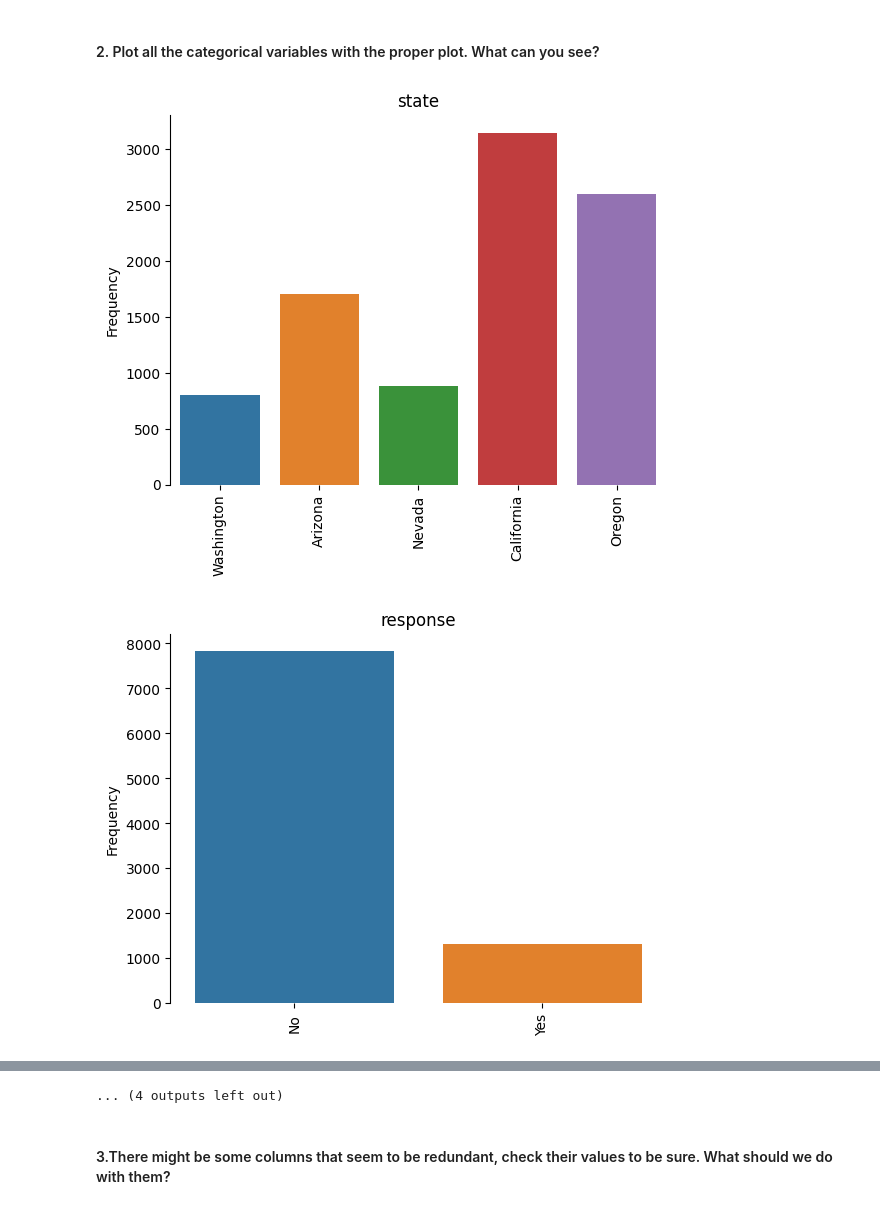
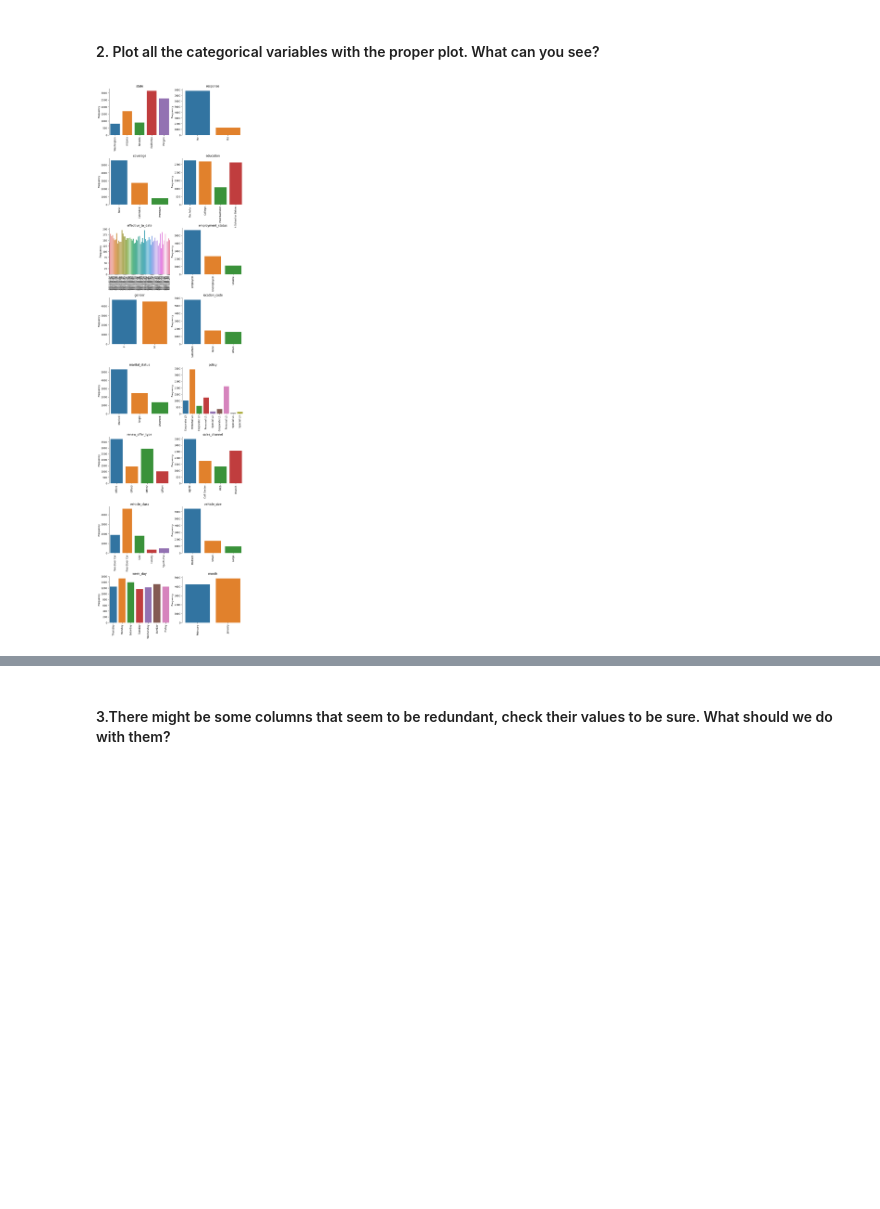
Before and after one commit to fbgr/lab-cleaning-numerical-data, a Jupyter notebook: main.ipynb, the cells around one changed output, grey strips where cells are left out. Drawn from its saved outputs; the diff is of its cells as text; code cells hidden in the pictures; blank space fills up the shorter version.

```diff
--- a/main.ipynb
+++ b/main.ipynb
@@ -143,14 +141,20 @@ for column in discrete_df.columns:
 ### 6. Look for outliers in the continuous variables. (HINT: There’s a good plot to do that!) Did you find outliers? Comment what you will do with them.
 # %%
 # Plotting boxplot
-for column in continuous_df.columns:
+fig = plt.figure(figsize=(10,12))
+for n,column in enumerate(continuous_df.columns):
+    ax =plt.subplot(round_up(len(continuous_df.columns)/2),2,n+1)
     continuous_df[[column]].boxplot()
-    plt.show()
+plt.show()
+
+# Instead of using the general formula 1.5*IQR I do a visual inspection
+# and search for empty high ranges that are followed by some spread points,
+# and target those as outliers.
 
 # It seems customer_lifetime_value has some outliers over 51000:
 continuous_df = continuous_df[continuous_df['customer_lifetime_value']<51000]
 # , and total claim amount 4 over 2250.
-continuous_df = continuous_df[continuous_df['total_claim_amount']<2250]
+continuous_df = continuous_df[continuous_df['total_claim_amount']<2200]
 # , and monthly_premium_auto 4 over 260.
 continuous_df = continuous_df[continuous_df['monthly_premium_auto']<260]
 # %% [output]
@@ -162,6 +162,8 @@ continuous_df = continuous_df[continuous_df['monthly_premium_auto']<260]
 # %%
 # and so the new plots without outliers are
-for column in continuous_df.columns:
+fig = plt.figure(figsize=(10,12))
+for n,column in enumerate(continuous_df.columns):
+    ax =plt.subplot(round_up(len(continuous_df.columns)/2),2,n+1)
     continuous_df[[column]].boxplot()
-    plt.show()
+plt.show()
 # %% [output]
@@ -273,13 +240,11 @@ dtype: object
 # %% [markdown]
 #### Does any column contain alpha and numeric data? Decide how to clean it.
 # %%
-for column in categorical_df.columns[1:]:
-    print('-----'+column+'-----')
-    print(categorical_df[column].value_counts())
+#for column in categorical_df.drop(['effective_to_date'],axis=1).columns[1:]:
+#    print('-----'+column+'-----')
+#    print(categorical_df[column].value_counts())
 
-# I wanted to check for duplicates (for example California - CA) but every column seems to be in order.
-# We still could simplify some columns a bit by grouping categories, but none of the columns have a long number
-# of uniques values and none of them have a small account either, so I wouldn't change it.
+# I checked for duplicates (for example California - CA) but every column seems to be in order.
 
 # I'll remove customer ID becuase it's a unique identifier that gives us no information.
 categorical_df = categorical_df.drop(['customer'],axis=1)
@@ -317,11 +264,11 @@ categorical_df = categorical_df.drop(['policy_type'],axis=1)
 # %%
 # If I was forced to do it I would for example combine "Master and PhD" in the education column and
 # "Medical_leave,disabled and Retired" for employment status and so on
-categorical_df['education'] = np.where(categorical_df['education'].isin(['Master','Doctor']),'post_bachelor', categorical_df['education'])
+categorical_df['education'] = np.where(categorical_df['education'].isin(['Master','Doctor']),'Post bachelor', categorical_df['education'])
 categorical_df['employment_status'] = np.where(categorical_df['employment_status'].isin(['Medical Leave','Disabled','Retired']),'Unable', categorical_df['employment_status'])
 categorical_df['vehicle_class'] = np.where(categorical_df['vehicle_class'].isin(['Luxury SUV','Luxury Car']),'Luxury', categorical_df['vehicle_class'])
 
-for column in categorical_df.columns[1:]:
+for column in categorical_df.drop(['effective_to_date'],axis=1).columns:
     print('-----'+column+'-----')
     print(categorical_df[column].value_counts())
 # %% [output]
@@ -365,19 +305,20 @@ categorical_df
 # %% [markdown]
 #### 2. Plot all the categorical variables with the proper plot. What can you see?
 # %%
-# plotting discrete data except 'customer' which is an ID
-for column in categorical_df.columns:
+fig = plt.figure(figsize=(10,40))
+for n,column in enumerate(categorical_df.columns):
+    ax =plt.subplot(round_up(len(categorical_df.columns)/2),2,n+1)
+
     # -- Show a plot of the total number of responses.
     sns.countplot(x = column, data=categorical_df)
 
     # Changing graph style
     sns.despine(bottom = True, left = False)
     plt.xticks(rotation = 90)
     plt.ylabel('Frequency')
     plt.xlabel('')
     plt.title(column)
-
-    plt.show()
+plt.subplots_adjust(hspace=0.5)
+plt.show()
 # %% [output]
-[figure, old version]
+[figure, new version]
-[figure, removed]
@@ -394,4 +325,3 @@ for column in categorical_df.columns:
-... (4 outputs left out)
 # %% [markdown]
 #### 3.There might be some columns that seem to be redundant, check their values to be sure. What should we do with them?
 # %%
```
Also changed, not shown: parts of 34 cells of this notebook.
